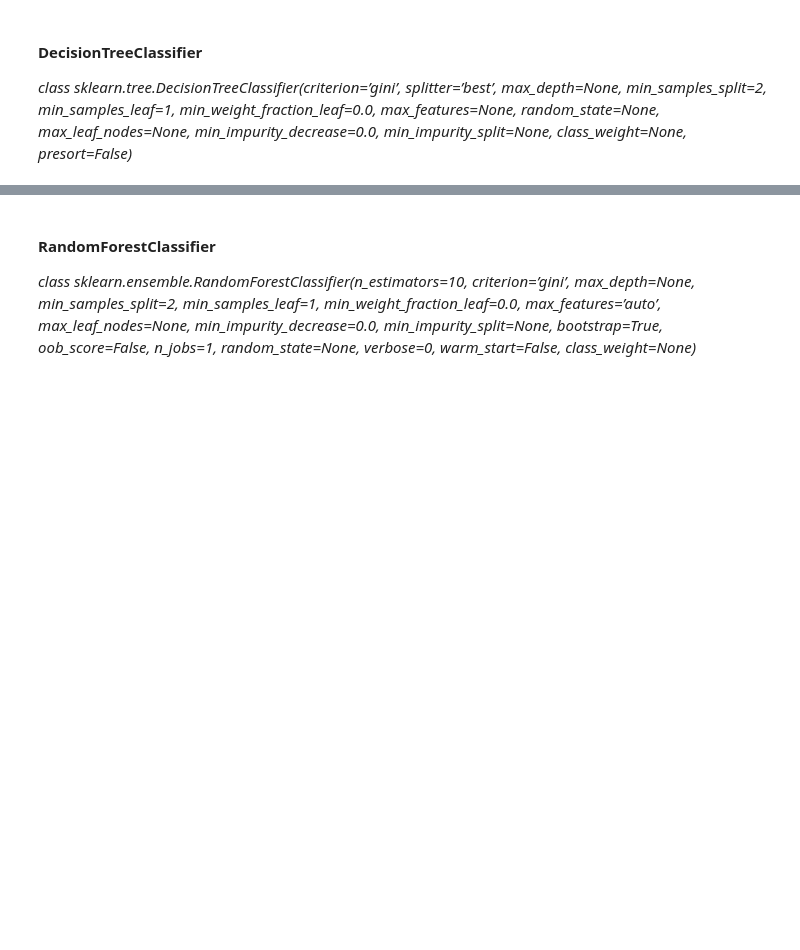
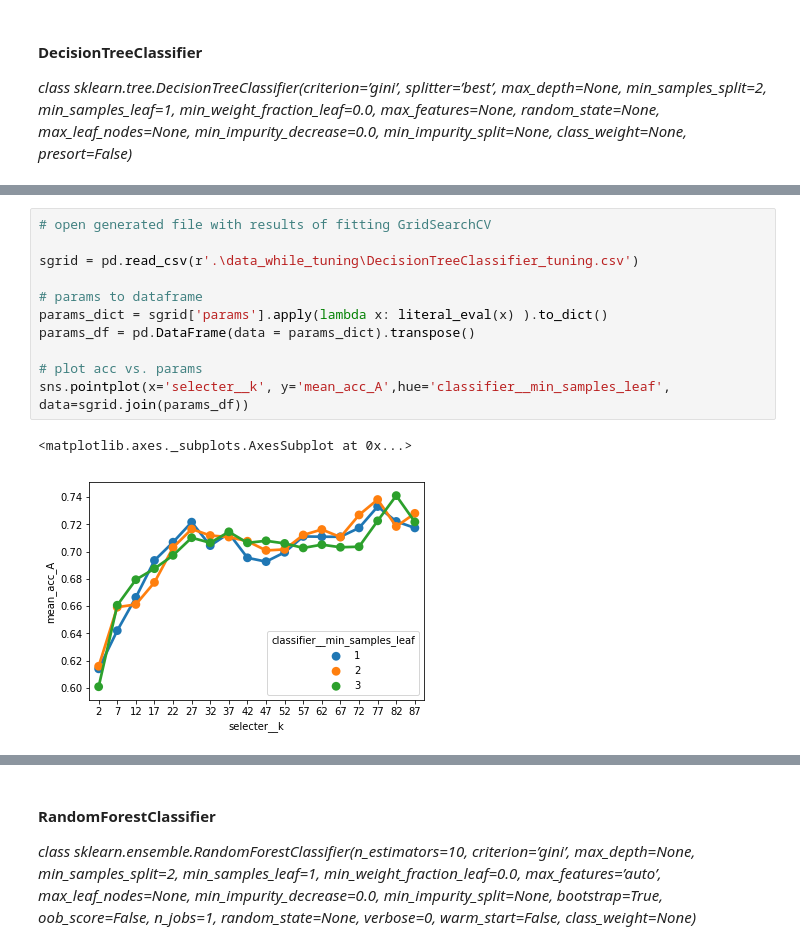
Before and after one commit to laufergall/ML_Speaker_Characteristics, a Jupyter notebook: classification/02_evaluating_classification_WAAT.ipynb, the cells around one changed output, grey strips where cells are left out. Drawn from its saved outputs; the diff is of its cells as text; blank space fills up the shorter version.

```diff
--- a/classification/02_evaluating_classification_WAAT.ipynb
+++ b/classification/02_evaluating_classification_WAAT.ipynb
@@ -721,0 +731,14 @@ tuning, trained = hp_tuner(AX, BX, Ay, By, [get_DecisionTreeClassifier2tune], fe
+# %%
+# open generated file with results of fitting GridSearchCV
+
+sgrid = pd.read_csv(r'.\data_while_tuning\DecisionTreeClassifier_tuning.csv')
+
+# params to dataframe
+params_dict = sgrid['params'].apply(lambda x: literal_eval(x) ).to_dict()
+params_df = pd.DataFrame(data = params_dict).transpose()
+
+# plot acc vs. params
+sns.pointplot(x='selecter__k', y='mean_acc_A',hue='classifier__min_samples_leaf', data=sgrid.join(params_df))
+# %% [output]
+<matplotlib.axes._subplots.AxesSubplot at 0x...>
+[figure, added]
```
Also changed, not shown: parts of 8 cells of this notebook, 7 other files.
